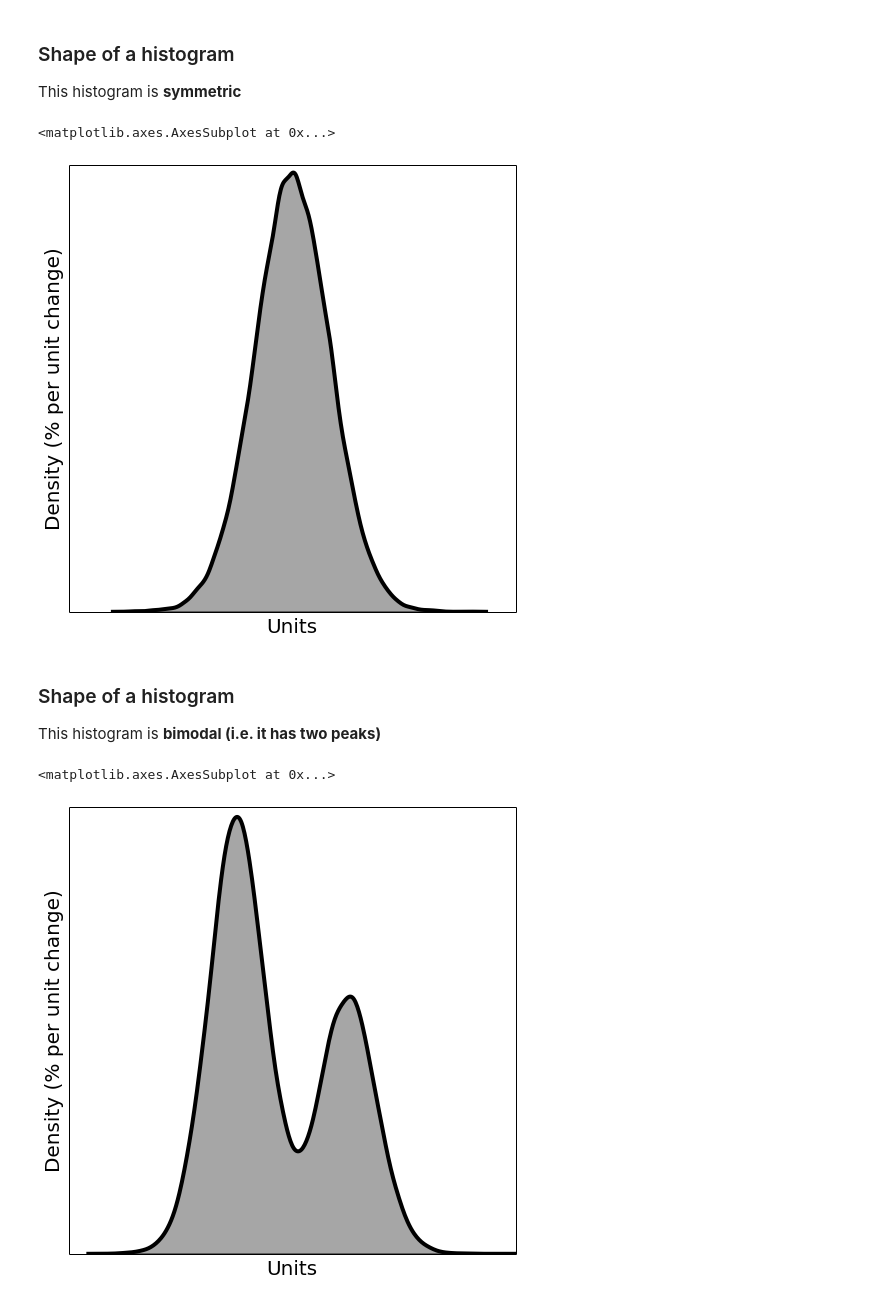
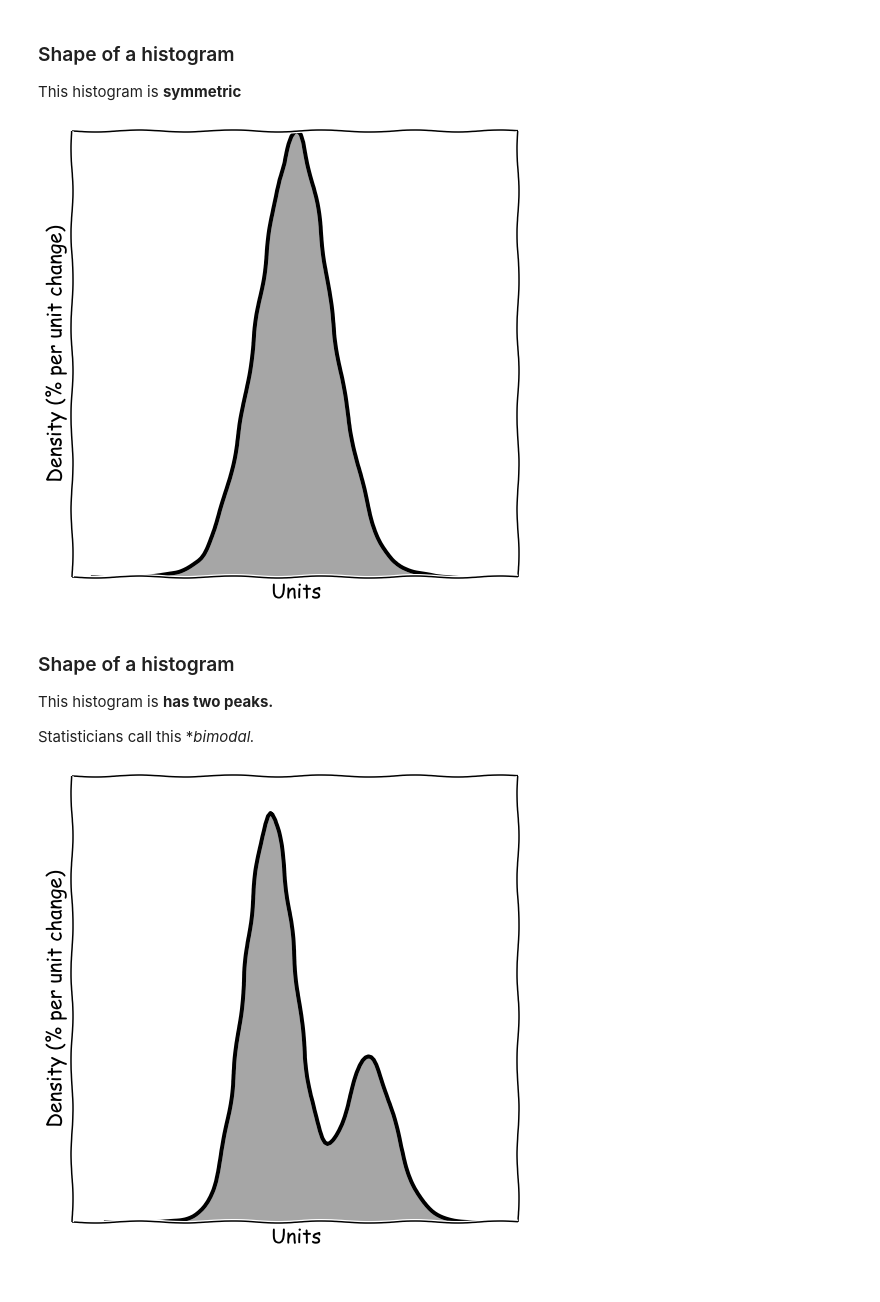
Before and after one commit to jonathan-taylor/stats60, a Jupyter notebook: Graphical Summaries.ipynb, the cells around one changed output. Cells and saved outputs as stored; diff of their text form; code cells hidden in the pictures.

```diff
--- a/Graphical Summaries.ipynb
+++ b/Graphical Summaries.ipynb
@@ -194,7 +240,8 @@ The shape of a histogram tells us something about the data.
 
 This histogram is **skewed left (i.e. long left tail)**
 # %%
-skew_left = plt.figure(figsize=(8,8))
-sample = %R c(rbeta(15000, 2,1), rbeta(15000, 10, 1.5))
-stylized_density(sample, ax=skew_left.gca())
+with plt.xkcd():
+    skew_left = plt.figure(figsize=(8,8))
+    sample = list(np.random.beta(2,1, size=15000)) + list(np.random.beta(10,1.5, size=15000))
+    stylized_density(sample, ax=skew_left.gca())
 # %% [output]
@@ -205,7 +251,8 @@ stylized_density(sample, ax=skew_left.gca())
 
 This histogram is **skewed right (i.e. long right tail)**
 # %%
-skew_right = plt.figure(figsize=(8,8))
-sample = %R c(rbeta(25000, 1,2.2), runif(5000)*0.5)
-stylized_density(sample, ax=skew_right.gca())
+with plt.xkcd():
+    skew_right = plt.figure(figsize=(8,8))
+    sample = list(np.random.beta(1, 2.2, size=25000)) + list(np.random.beta(1,1, size=5000))
+    stylized_density(sample, ax=skew_right.gca())
 # %% [output]
@@ -216,23 +262,26 @@ stylized_density(sample, ax=skew_right.gca())
 
 This histogram is **symmetric**
 # %%
-symmetric = plt.figure(figsize=(8,8))
-sample = %R c(rt(50000, 33))
-stylized_density(sample, ax=symmetric.gca())
+with plt.xkcd():
+    symmetric = plt.figure(figsize=(8,8))
+    sample = np.random.standard_t(40, size=50000)
+    stylized_density(sample, ax=symmetric.gca())
 # %% [output]
-<matplotlib.axes.AxesSubplot at 0x...>
-[figure, old version]
+[figure, new version]
 # %% [markdown]
 ### Shape of a histogram
 
-This histogram is **bimodal (i.e. it has two peaks)**
+This histogram is **has two peaks.**
+
+Statisticians call this **bimodal.*
 # %%
-bimodal = plt.figure(figsize=(8,8))
-sample = %R c(rt(50000, 33), rt(30000, 23) + 4)
-stylized_density(sample, ax=bimodal.gca())
+with plt.xkcd():
+    bimodal = plt.figure(figsize=(8,8))
+    sample = (list(np.random.standard_t(40, size=50000)) +
+              list(np.random.standard_t(30, size=20000) + 4))
+    stylized_density(sample, ax=bimodal.gca())
 # %% [output]
-<matplotlib.axes.AxesSubplot at 0x...>
-[figure, old version]
+[figure, new version]
 # %% [markdown]
 ### Shape of a histogram
 
```
Also changed, not shown: parts of 22 cells of this notebook, 4 other files.
